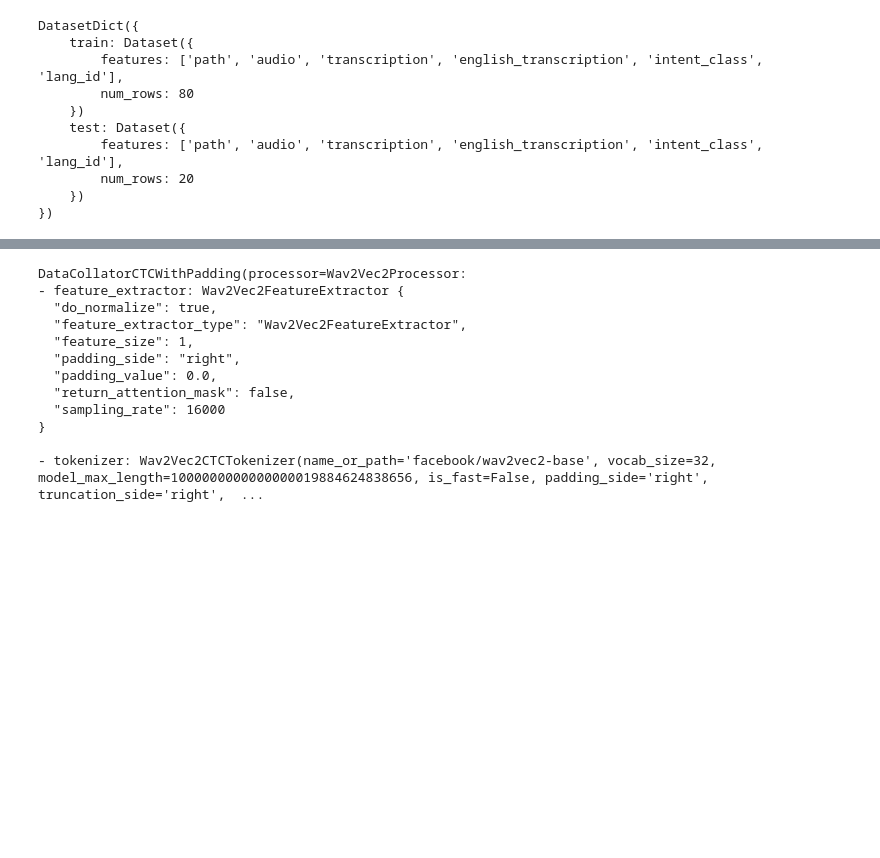
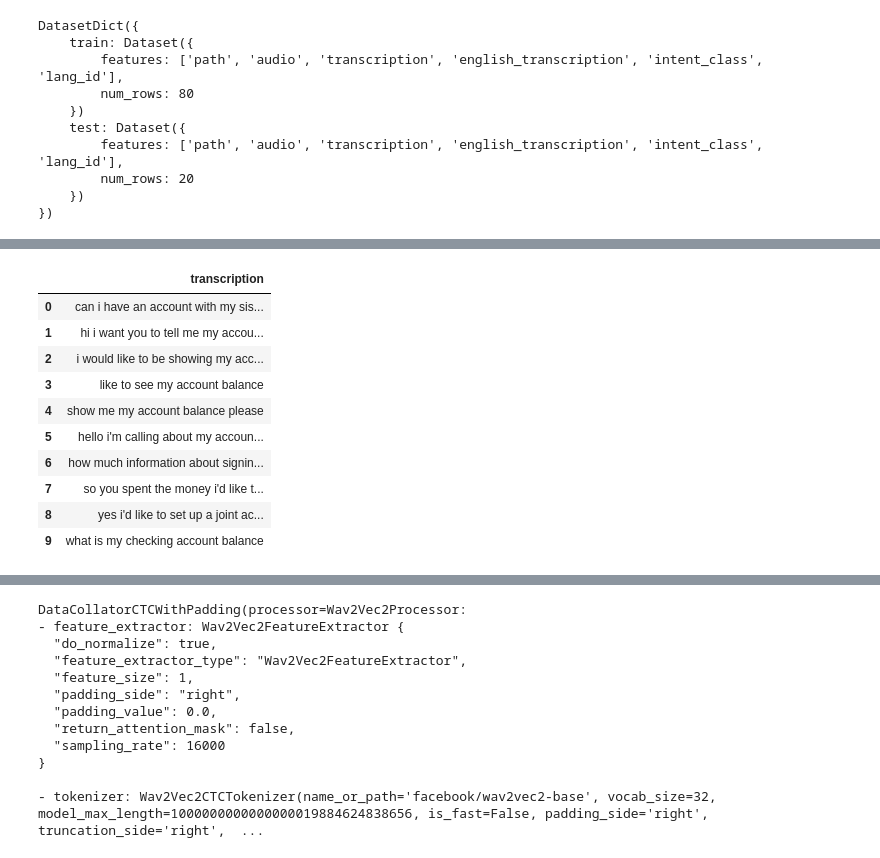
Before and after one commit to Phuriches/speech-tutorial, a Jupyter notebook: speech-to-text/stt.ipynb, the cells around one changed output, grey strips where cells are left out. Cells and saved outputs as stored; diff of their text form; code cells hidden in the pictures; blank space fills up the shorter version.

```diff
--- a/speech-to-text/stt.ipynb
+++ b/speech-to-text/stt.ipynb
@@ -112,0 +151,25 @@ test_set[0]
+# %%
+# ignore special characters for speech
+import re
+chars_to_ignore_regex = '[\,\?\.\!\-\;\:\"\“\%\‘\”\�\…\–\—\(\)\[\]\{\}\<\>\=\+\@\#\$\&\*\^\~\_\`\’\/\’\‘\|]'
+
+def remove_special_characters(batch, column_names='transcription'):
+    batch[column_names] = re.sub(chars_to_ignore_regex, '', batch[column_names]).lower() + " "
+    return batch
+
+train_set = train_set.map(remove_special_characters, num_proc=4)
+test_set = test_set.map(remove_special_characters, num_proc=4)
+# %%
+show_random_elements(train_set.remove_columns(['path', 'audio']))
+# %% [output]
+|  | transcription |
+| 0 | can i have an account with my sis... |
+| 1 | hi i want you to tell me my accou... |
+| 2 | i would like to be showing my acc... |
+| 3 | like to see my account balance |
+| 4 | show me my account balance please |
+| 5 | hello i'm calling about my accoun... |
+| 6 | how much information about signin... |
+| 7 | so you spent the money i'd like t... |
+| 8 | yes i'd like to set up a joint ac... |
+| 9 | what is my checking account balance |
```
Also changed, not shown: parts of 58 cells of this notebook.
